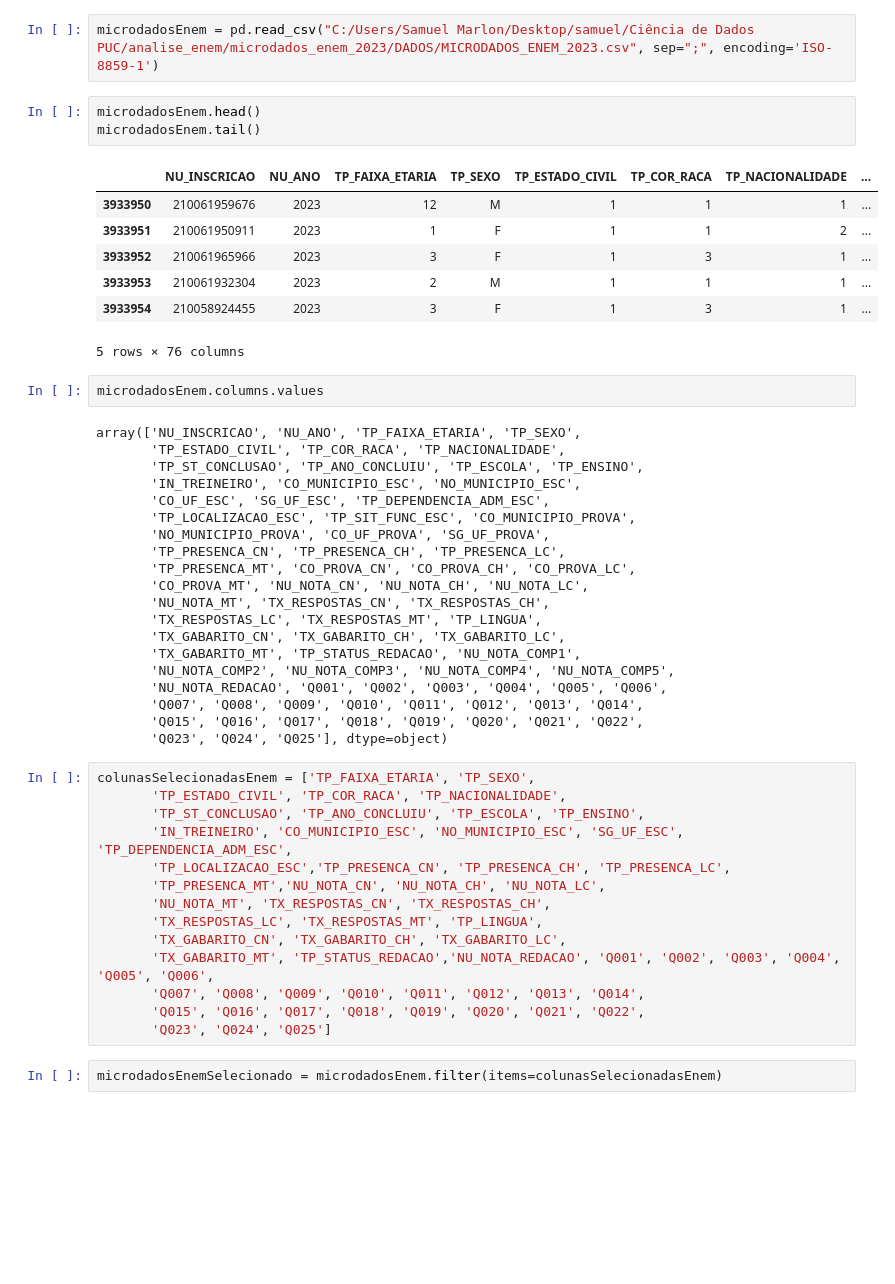
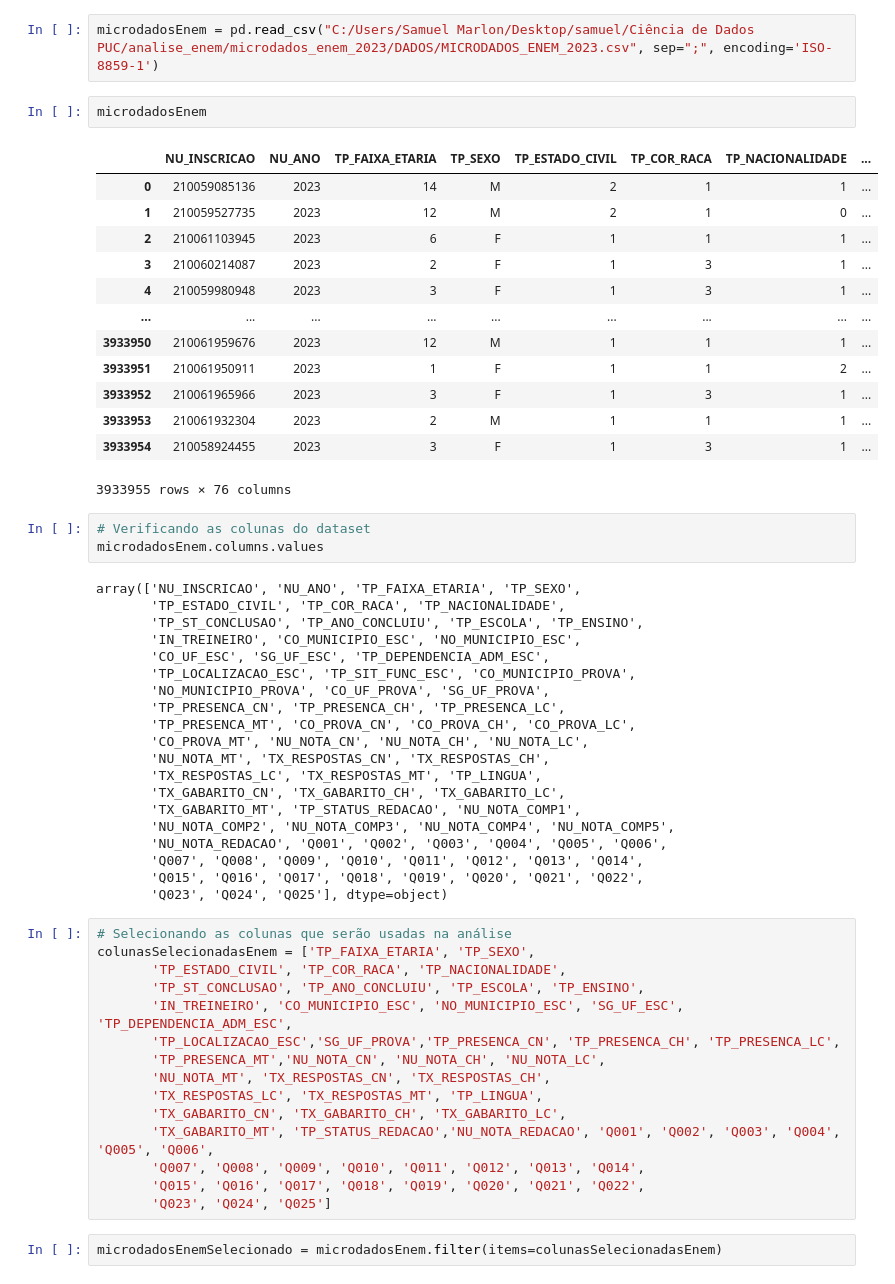
Before and after one commit to osamuelmarlon/analise_exploratoria_enem, a Jupyter notebook: analise_exploratoria_enem.ipynb, the cells around one changed output. Cells and saved outputs as stored; diff of their text form; blank space fills up the shorter version.

```diff
--- a/analise_exploratoria_enem.ipynb
+++ b/analise_exploratoria_enem.ipynb
@@ -8,17 +30,23 @@ from matplotlib.ticker import PercentFormatter
 # %%
 microdadosEnem = pd.read_csv("C:/Users/Samuel Marlon/Desktop/samuel/Ciência de Dados PUC/analise_enem/microdados_enem_2023/DADOS/MICRODADOS_ENEM_2023.csv", sep=";", encoding='ISO-8859-1')
 # %%
-microdadosEnem.head()
-microdadosEnem.tail()
+microdadosEnem
 # %% [output]
 |  | NU_INSCRICAO | NU_ANO | TP_FAIXA_ETARIA | TP_SEXO | TP_ESTADO_CIVIL | TP_COR_RACA | TP_NACIONALIDADE | ... |
+| 0 | 210059085136 | 2023 | 14 | M | 2 | 1 | 1 | ... |
+| 1 | 210059527735 | 2023 | 12 | M | 2 | 1 | 0 | ... |
+| 2 | 210061103945 | 2023 | 6 | F | 1 | 1 | 1 | ... |
+| 3 | 210060214087 | 2023 | 2 | F | 1 | 3 | 1 | ... |
+| 4 | 210059980948 | 2023 | 3 | F | 1 | 3 | 1 | ... |
+| ... | ... | ... | ... | ... | ... | ... | ... | ... |
 | 3933950 | 210061959676 | 2023 | 12 | M | 1 | 1 | 1 | ... |
 | 3933951 | 210061950911 | 2023 | 1 | F | 1 | 1 | 2 | ... |
 | 3933952 | 210061965966 | 2023 | 3 | F | 1 | 3 | 1 | ... |
 | 3933953 | 210061932304 | 2023 | 2 | M | 1 | 1 | 1 | ... |
 | 3933954 | 210058924455 | 2023 | 3 | F | 1 | 3 | 1 | ... |
-5 rows × 76 columns
+3933955 rows × 76 columns
 # %%
+# Verificando as colunas do dataset
 microdadosEnem.columns.values
 # %% [output]
 array(['NU_INSCRICAO', 'NU_ANO', 'TP_FAIXA_ETARIA', 'TP_SEXO',
@@ -41,11 +69,12 @@ array(['NU_INSCRICAO', 'NU_ANO', 'TP_FAIXA_ETARIA', 'TP_SEXO',
        'Q015', 'Q016', 'Q017', 'Q018', 'Q019', 'Q020', 'Q021', 'Q022',
        'Q023', 'Q024', 'Q025'], dtype=object)
 # %%
+# Selecionando as colunas que serão usadas na análise
 colunasSelecionadasEnem = ['TP_FAIXA_ETARIA', 'TP_SEXO',
        'TP_ESTADO_CIVIL', 'TP_COR_RACA', 'TP_NACIONALIDADE',
        'TP_ST_CONCLUSAO', 'TP_ANO_CONCLUIU', 'TP_ESCOLA', 'TP_ENSINO',
        'IN_TREINEIRO', 'CO_MUNICIPIO_ESC', 'NO_MUNICIPIO_ESC', 'SG_UF_ESC', 'TP_DEPENDENCIA_ADM_ESC',
-       'TP_LOCALIZACAO_ESC','TP_PRESENCA_CN', 'TP_PRESENCA_CH', 'TP_PRESENCA_LC',
+       'TP_LOCALIZACAO_ESC','SG_UF_PROVA','TP_PRESENCA_CN', 'TP_PRESENCA_CH', 'TP_PRESENCA_LC',
        'TP_PRESENCA_MT','NU_NOTA_CN', 'NU_NOTA_CH', 'NU_NOTA_LC',
        'NU_NOTA_MT', 'TX_RESPOSTAS_CN', 'TX_RESPOSTAS_CH',
        'TX_RESPOSTAS_LC', 'TX_RESPOSTAS_MT', 'TP_LINGUA',
```
Also changed, not shown: parts of 43 cells of this notebook.
